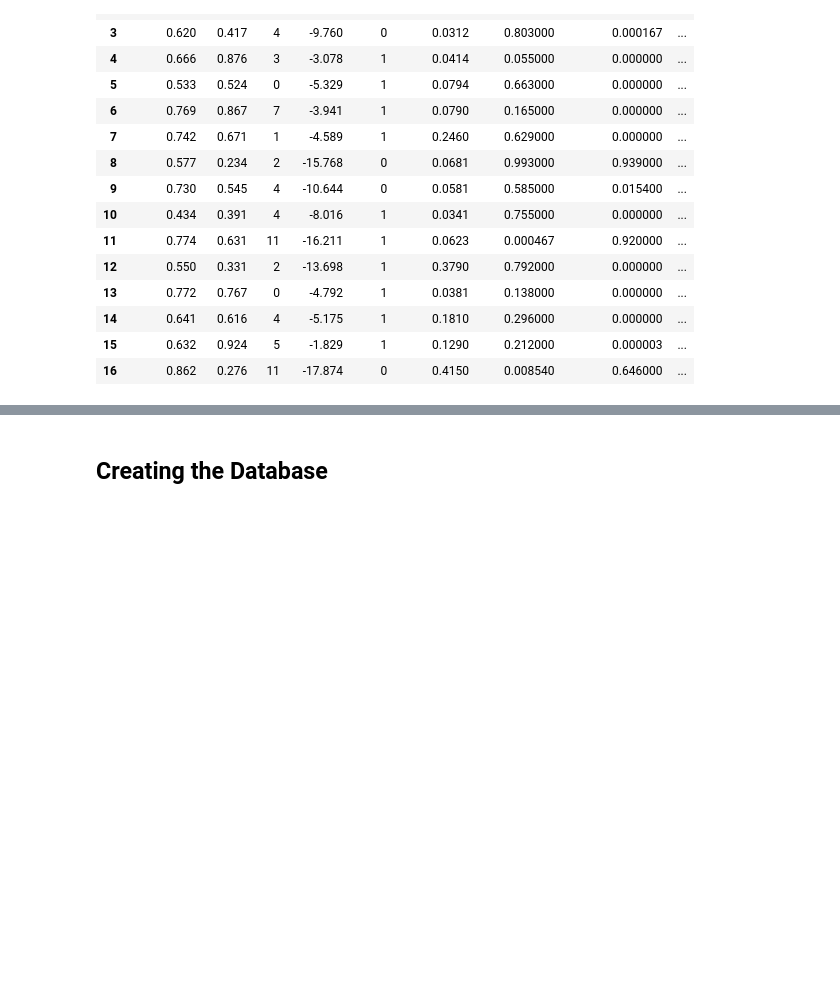
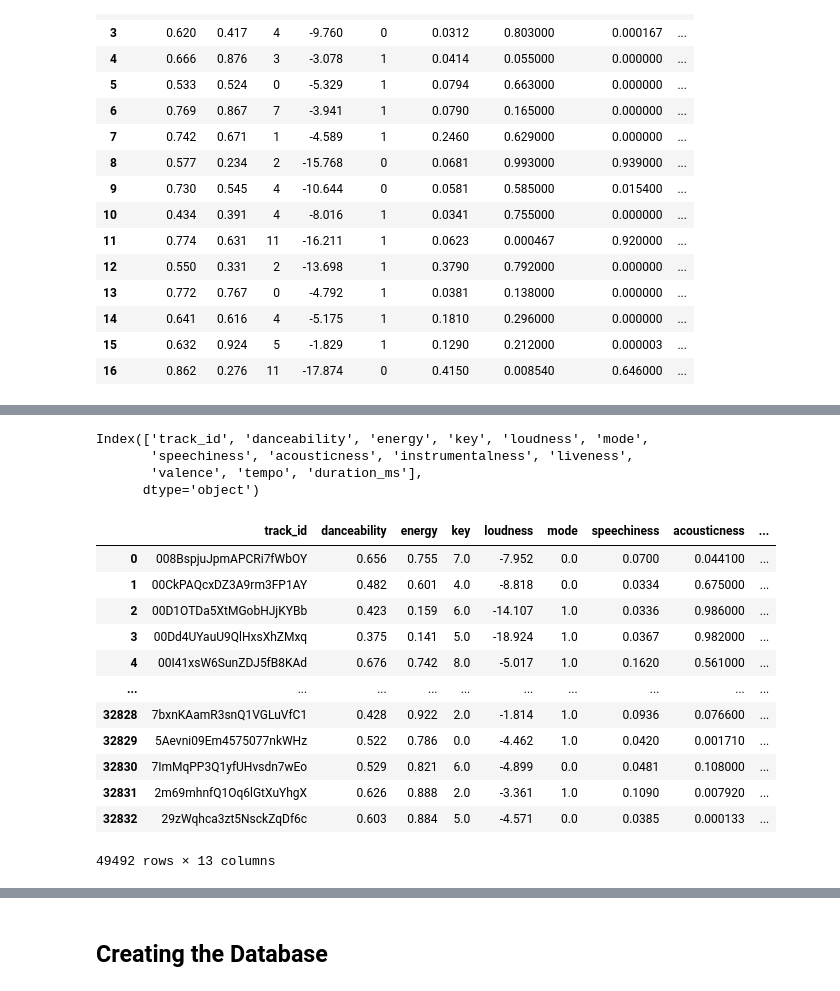
Before and after one commit to zgrayblue/artipy, a Jupyter notebook: spotify_api.ipynb, the cells around one changed output, grey strips where cells are left out. Cells and saved outputs as stored; diff of their text form; code cells hidden in the pictures; blank space fills up the shorter version.

```diff
--- a/spotify_api.ipynb
+++ b/spotify_api.ipynb
@@ -698,0 +787,32 @@ ParserError: Error tokenizing data. C error: Expected 18 fields in line 1502, sa
+# %%
+kdf = pd.read_csv('kaggle_spotify_songs.csv')
+kdf = kdf.drop(['track_name', 'track_artist', 'track_popularity',
+       'track_album_id', 'track_album_name', 'track_album_release_date',
+       'playlist_name', 'playlist_id', 'playlist_genre', 'playlist_subgenre'], axis=1)
+kdf.columns
+# %% [output]
+Index(['track_id', 'danceability', 'energy', 'key', 'loudness', 'mode',
+       'speechiness', 'acousticness', 'instrumentalness', 'liveness',
+       'valence', 'tempo', 'duration_ms'],
+      dtype='object')
+# %%
+df = df[['track_id', 'danceability', 'energy', 'key', 'loudness', 'mode',
+       'speechiness', 'acousticness', 'instrumentalness', 'liveness',
+       'valence', 'tempo', 'duration_ms']]
+# %%
+audiofeat_df = pd.concat([df, kdf])
+audiofeat_df
+# %% [output]
+|  | track_id | danceability | energy | key | loudness | mode | speechiness | acousticness | ... |
+| 0 | 008BspjuJpmAPCRi7fWbOY | 0.656 | 0.755 | 7.0 | -7.952 | 0.0 | 0.0700 | 0.044100 | ... |
+| 1 | 00CkPAQcxDZ3A9rm3FP1AY | 0.482 | 0.601 | 4.0 | -8.818 | 0.0 | 0.0334 | 0.675000 | ... |
+| 2 | 00D1OTDa5XtMGobHJjKYBb | 0.423 | 0.159 | 6.0 | -14.107 | 1.0 | 0.0336 | 0.986000 | ... |
+| 3 | 00Dd4UYauU9QlHxsXhZMxq | 0.375 | 0.141 | 5.0 | -18.924 | 1.0 | 0.0367 | 0.982000 | ... |
+| 4 | 00I41xsW6SunZDJ5fB8KAd | 0.676 | 0.742 | 8.0 | -5.017 | 1.0 | 0.1620 | 0.561000 | ... |
+| ... | ... | ... | ... | ... | ... | ... | ... | ... | ... |
+| 32828 | 7bxnKAamR3snQ1VGLuVfC1 | 0.428 | 0.922 | 2.0 | -1.814 | 1.0 | 0.0936 | 0.076600 | ... |
+| 32829 | 5Aevni09Em4575077nkWHz | 0.522 | 0.786 | 0.0 | -4.462 | 1.0 | 0.0420 | 0.001710 | ... |
+| 32830 | 7ImMqPP3Q1yfUHvsdn7wEo | 0.529 | 0.821 | 6.0 | -4.899 | 0.0 | 0.0481 | 0.108000 | ... |
+| 32831 | 2m69mhnfQ1Oq6lGtXuYhgX | 0.626 | 0.888 | 2.0 | -3.361 | 1.0 | 0.1090 | 0.007920 | ... |
+| 32832 | 29zWqhca3zt5NsckZqDf6c | 0.603 | 0.884 | 5.0 | -4.571 | 0.0 | 0.0385 | 0.000133 | ... |
+49492 rows × 13 columns
```
Also changed, not shown: parts of 13 cells of this notebook.
